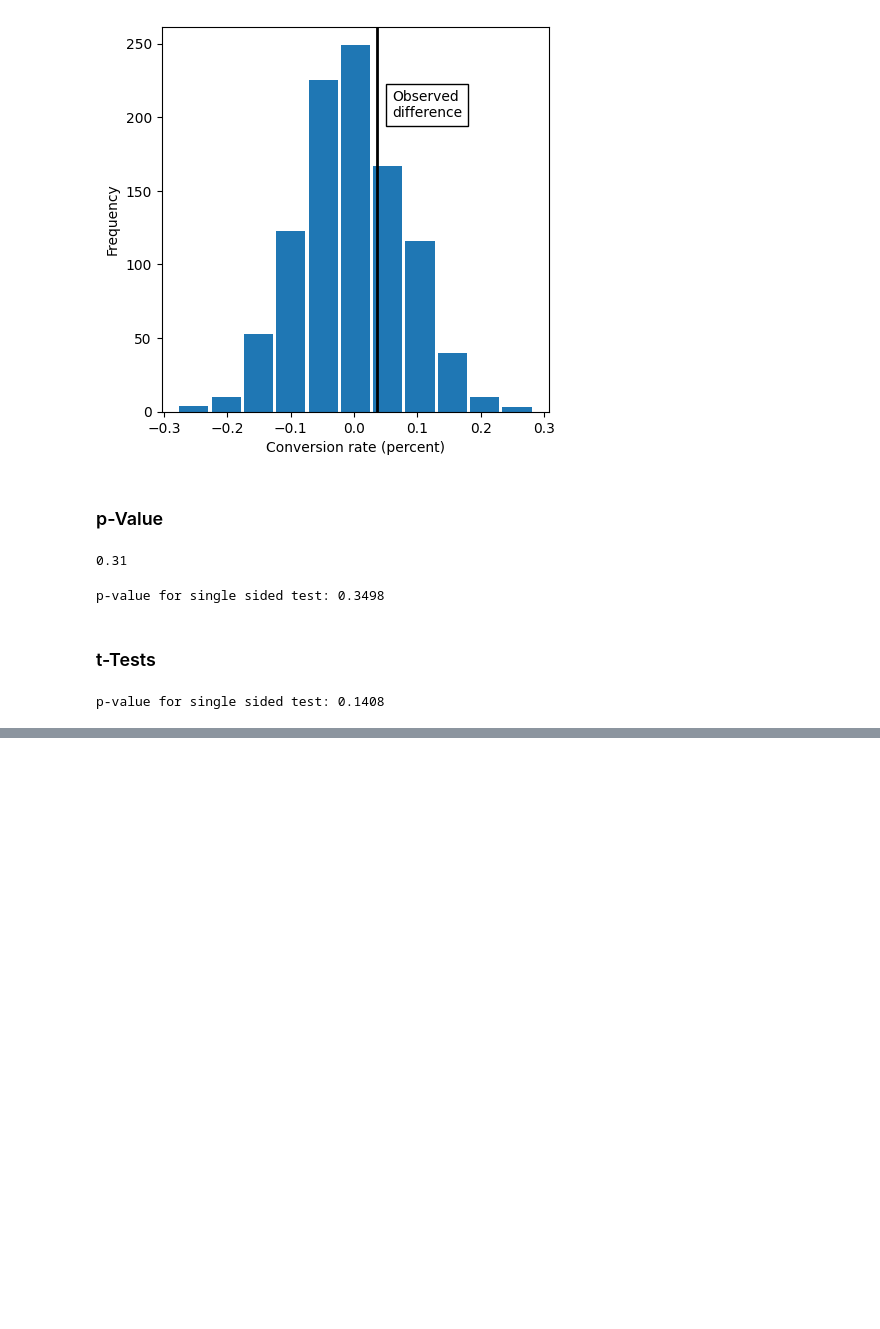
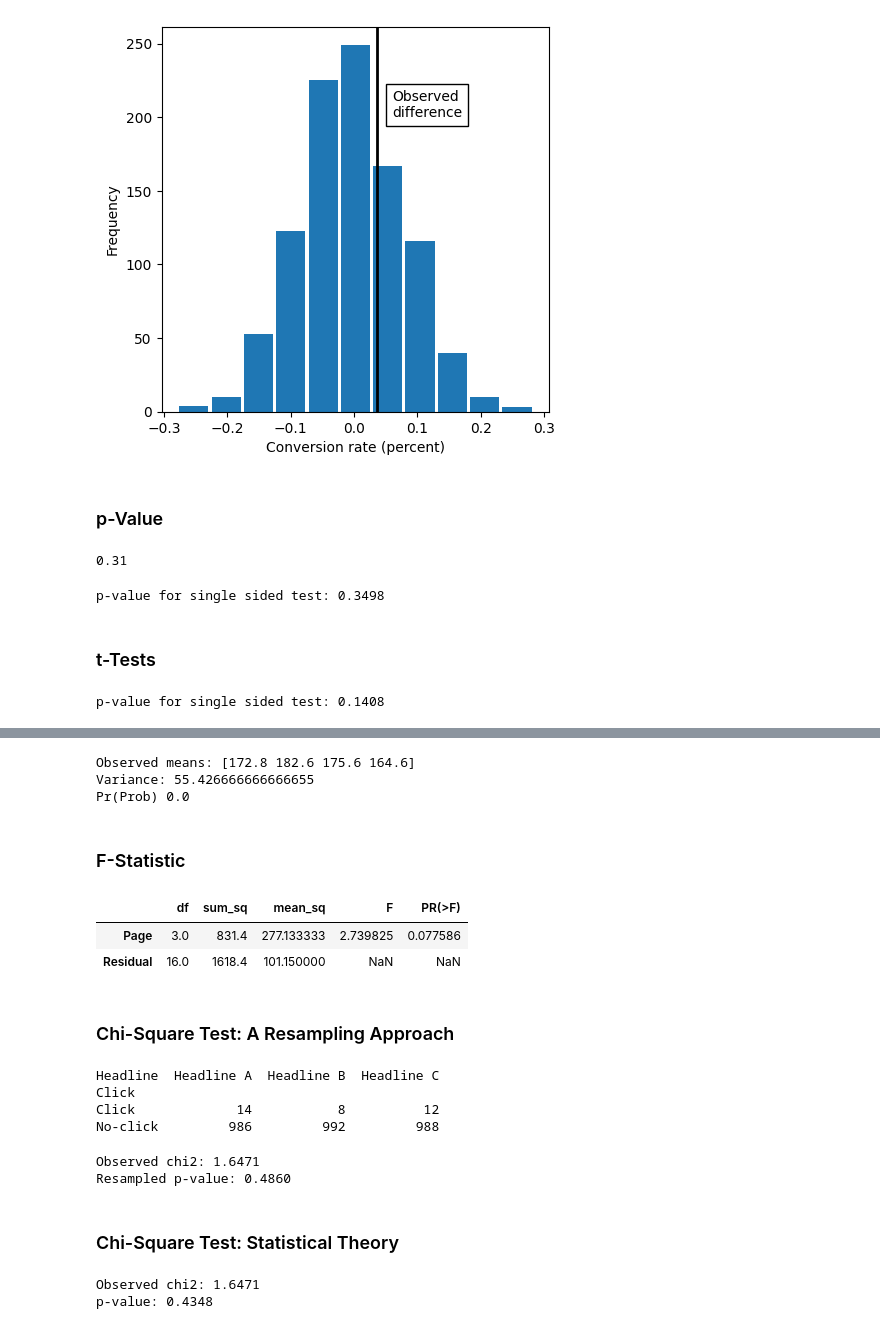
Before and after one commit to vikaschauhan734/practical_statistics_for_data_scientists, a Jupyter notebook: 03.ipynb, the cells around one changed output, grey strips where cells are left out. Drawn from its saved outputs; the diff is of its cells as text; code cells hidden in the pictures; blank space fills up the shorter version.

```diff
--- a/03.ipynb
+++ b/03.ipynb
@@ -106,0 +126,78 @@ p-value for single sided test: 0.1408
+# %%
+observed_variance = four_sessions.groupby('Page').mean().var()[0]
+print('Observed means:',four_sessions.groupby('Page').mean().values.ravel())
+print('Variance:', observed_variance)
+
+def perm_test(df):
+    df = df.copy()
+    df['True'] = np.random.permutation(df['Time'].values)
+    return df.groupby('Page').mean().var()[0]
+
+perm_variance = [perm_test(four_sessions) for _ in range(3000)]
+print('Pr(Prob)', np.mean([var > observed_variance for var in perm_variance]))
+# %% [output]
+Observed means: [172.8 182.6 175.6 164.6]
+Variance: 55.426666666666655
+Pr(Prob) 0.0
+# %% [markdown]
+### F-Statistic
+# %%
+model = smf.ols('Time ~ Page', data= four_sessions).fit()
+
+aov_table= sm.stats.anova_lm(model)
+aov_table
+# %% [output]
+|  | df | sum_sq | mean_sq | F | PR(>F) |
+| Page | 3.0 | 831.4 | 277.133333 | 2.739825 | 0.077586 |
+| Residual | 16.0 | 1618.4 | 101.150000 | NaN | NaN |
+# %% [markdown]
+### Chi-Square Test: A Resampling Approach
+# %%
+click_rate = pd.read_csv('click_rates.csv')
+clicks = click_rate.pivot(index='Click', columns='Headline', values='Rate')
+print(clicks)
+# %% [output]
+Headline  Headline A  Headline B  Headline C
+Click
+Click             14           8          12
+No-click         986         992         988
+# %%
+box = [1] * 34
+box.extend([0] * 2966)
+random.shuffle(box)
+
+def chi2(observed, expected):
+    pearson_residuals = []
+    for row, expect in zip(observed, expected):
+        pearson_residuals.append([(observe - expect) ** 2 / expect for observe in row])
+        #return sum of squares
+        return np.sum(pearson_residuals)
+
+expected_clicks = 34/3
+expected_noclicks = 1000 - expected_clicks
+expected = [34/3, 1000 - 34/3]
+chi2observed = chi2(clicks.values, expected)
+
+def perm_fun(box):
+    sample_clicks = [sum(random.sample(box, 1000)),
+                     sum(random.sample(box, 1000)),
+                     sum(random.sample(box, 1000))]
+    sample_noclicks = [1000 - n for n in sample_clicks]
+    return chi2([sample_clicks, sample_noclicks], expected)
+
+perm_chi2 = [perm_fun(box) for _ in range(2000)]
+resampled_p_value = sum(perm_chi2 > chi2observed) / len(perm_chi2)
+print(f'Observed chi2: {chi2observed:.4f}')
+print(f'Resampled p-value: {resampled_p_value:.4f}')
+# %% [output]
+Observed chi2: 1.6471
+Resampled p-value: 0.4860
+# %% [markdown]
+### Chi-Square Test: Statistical Theory
+# %%
+chisq, pvalue, df, expected = stats.chi2_contingency(clicks)
+print(f'Observed chi2: {chi2observed:.4f}')
+print(f'p-value: {pvalue:.4f}')
+# %% [output]
+Observed chi2: 1.6471
+p-value: 0.4348
```
Also changed, not shown: parts of 3 cells of this notebook.
